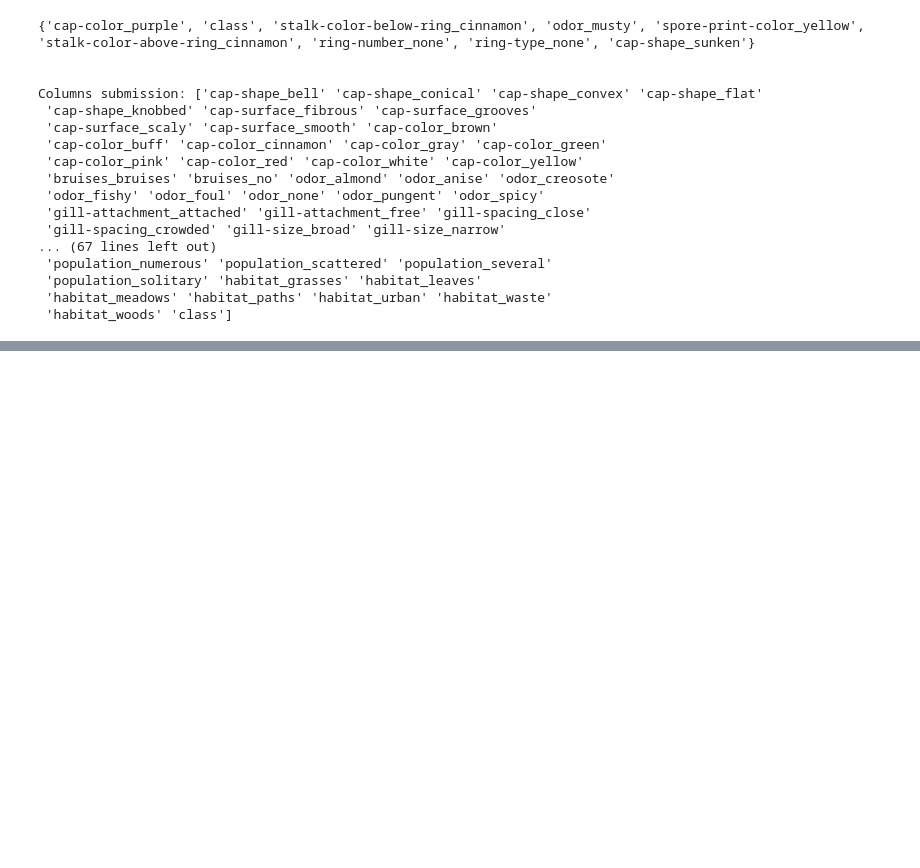
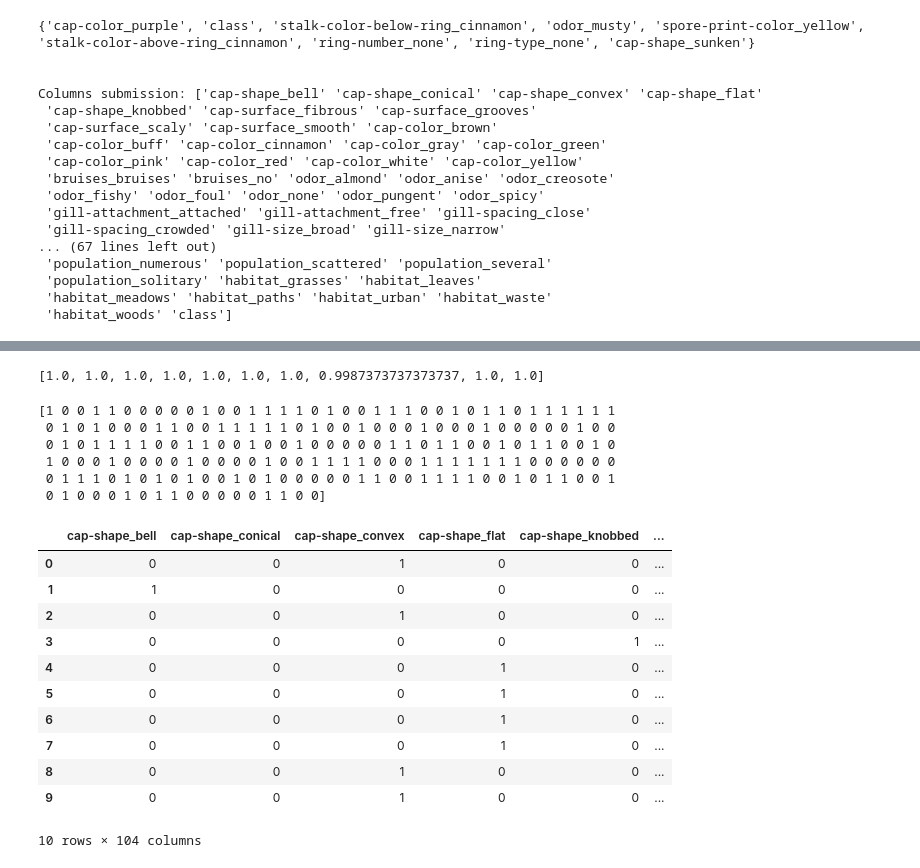
Before and after one commit to csun-data-science-bootcamp-20/Group9, a Jupyter notebook: Mushrooms.ipynb, the cells around one changed output, grey strips where cells are left out. Cells and saved outputs as stored; diff of their text form; code cells hidden in the pictures; blank space fills up the shorter version.

Commit message:
Updated. KFold using submission data

```diff
--- a/Mushrooms.ipynb
+++ b/Mushrooms.ipynb
@@ -531,0 +518,4 @@ y_score = model.predict(X_subm)
+# %%
+X=dropped_data.drop(columns=['class'],axis=1)
+Y=dropped_data['class']
+X.shape,data_submission_copy.shape
@@ -531,0 +524,2 @@ y_score = model.predict(X_subm)
+# %%
+X=np.array(X)
@@ -531,0 +549,59 @@ y_score = model.predict(X_subm)
+# %%
+# 10-fold
+
+kfold = KFold(n_splits=10, shuffle=True)
+
+accuracy_kfold_list = []
+prev_acc = 0.0
+model = LogisticRegression()
+for train_idx, test_idx in kfold.split(X):
+
+    LR = LogisticRegression()
+
+    x_train = X[train_idx]
+    x_test = X[test_idx]
+    y_train = data_copy['class'][train_idx]
+    y_test = data_copy['class'][test_idx]
+
+    LR.fit(x_train, y_train) # Train
+
+    y_pred = LR.predict(x_test)
+
+    accuracy_kfold = accuracy_score(y_test, y_pred)
+
+    accuracy_kfold_list.append(accuracy_kfold) # list of accuracies
+
+    if(accuracy_kfold > prev_acc): # pick the best model
+        prev_acc = accuracy_kfold
+        model=LR
+
+accuracy_kfold_list
+# %% [output]
+[1.0, 1.0, 1.0, 1.0, 1.0, 1.0, 1.0, 0.9987373737373737, 1.0, 1.0]
+# %%
+class_col_kfold = model.predict(data_submission_copy) # Predict
+
+print(class_col_kfold)
+# %% [output]
+[1 0 0 1 1 0 0 0 0 0 1 0 0 1 1 1 1 0 1 0 0 1 1 1 0 0 1 0 1 1 0 1 1 1 1 1 1
+ 0 1 0 1 0 0 0 1 1 0 0 1 1 1 1 1 0 1 0 0 1 0 0 0 1 0 0 0 1 0 0 0 0 0 1 0 0
+ 0 1 0 1 1 1 1 0 0 1 1 0 0 1 0 0 1 0 0 0 0 0 1 1 0 1 1 0 0 1 0 1 1 0 0 1 0
+ 1 0 0 0 1 0 0 0 0 1 0 0 0 0 1 0 0 1 1 1 1 0 0 0 1 1 1 1 1 1 1 0 0 0 0 0 0
+ 0 1 1 1 0 1 0 1 0 1 0 0 1 0 1 0 0 0 0 0 1 1 0 0 1 1 1 1 0 0 1 0 1 1 0 0 1
+ 0 1 0 0 0 1 0 1 1 0 0 0 0 0 1 1 0 0]
+# %%
+data_submission_copy['class_predicted']=class_col_kfold
+data_submission_copy[:10]
+# %% [output]
+|  | cap-shape_bell | cap-shape_conical | cap-shape_convex | cap-shape_flat | cap-shape_knobbed | ... |
+| 0 | 0 | 0 | 1 | 0 | 0 | ... |
+| 1 | 1 | 0 | 0 | 0 | 0 | ... |
+| 2 | 0 | 0 | 1 | 0 | 0 | ... |
+| 3 | 0 | 0 | 0 | 0 | 1 | ... |
+| 4 | 0 | 0 | 0 | 1 | 0 | ... |
+| 5 | 0 | 0 | 0 | 1 | 0 | ... |
+| 6 | 0 | 0 | 0 | 1 | 0 | ... |
+| 7 | 0 | 0 | 0 | 1 | 0 | ... |
+| 8 | 0 | 0 | 1 | 0 | 0 | ... |
+| 9 | 0 | 0 | 1 | 0 | 0 | ... |
+10 rows × 104 columns
```
Also changed, not shown: parts of 7 cells of this notebook.
